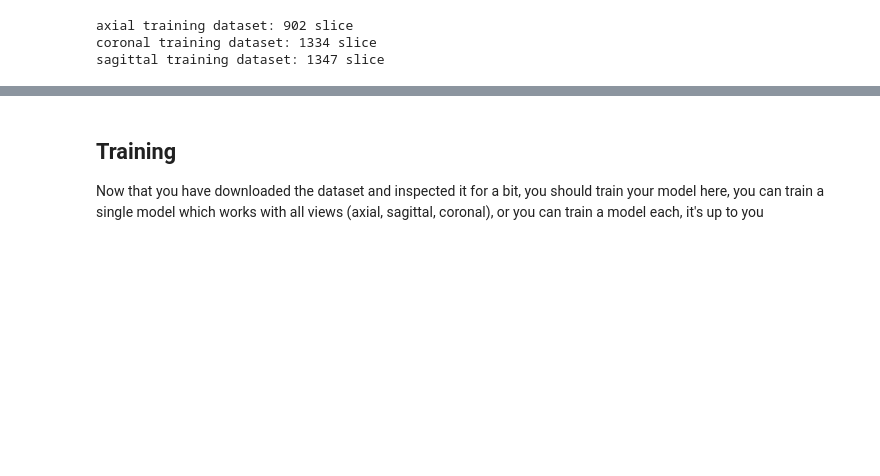
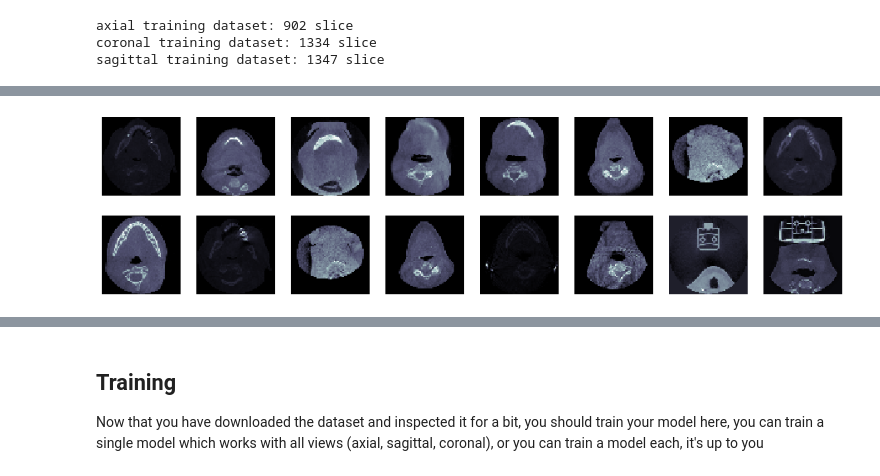
Before and after one commit to osama-ammar/CT-Image-Segmentation, a Jupyter notebook: machine-learning.ipynb, the cells around one changed output, grey strips where cells are left out. Cells and saved outputs as stored; diff of their text form; code cells hidden in the pictures; blank space fills up the shorter version.

```diff
--- a/machine-learning.ipynb
+++ b/machine-learning.ipynb
@@ -163,0 +163,4 @@ for index in range(0, 4):
+# %%
+imgs_display(images)
+# %% [output]
+[figure, added]
```
Also changed, not shown: parts of 18 cells of this notebook.
